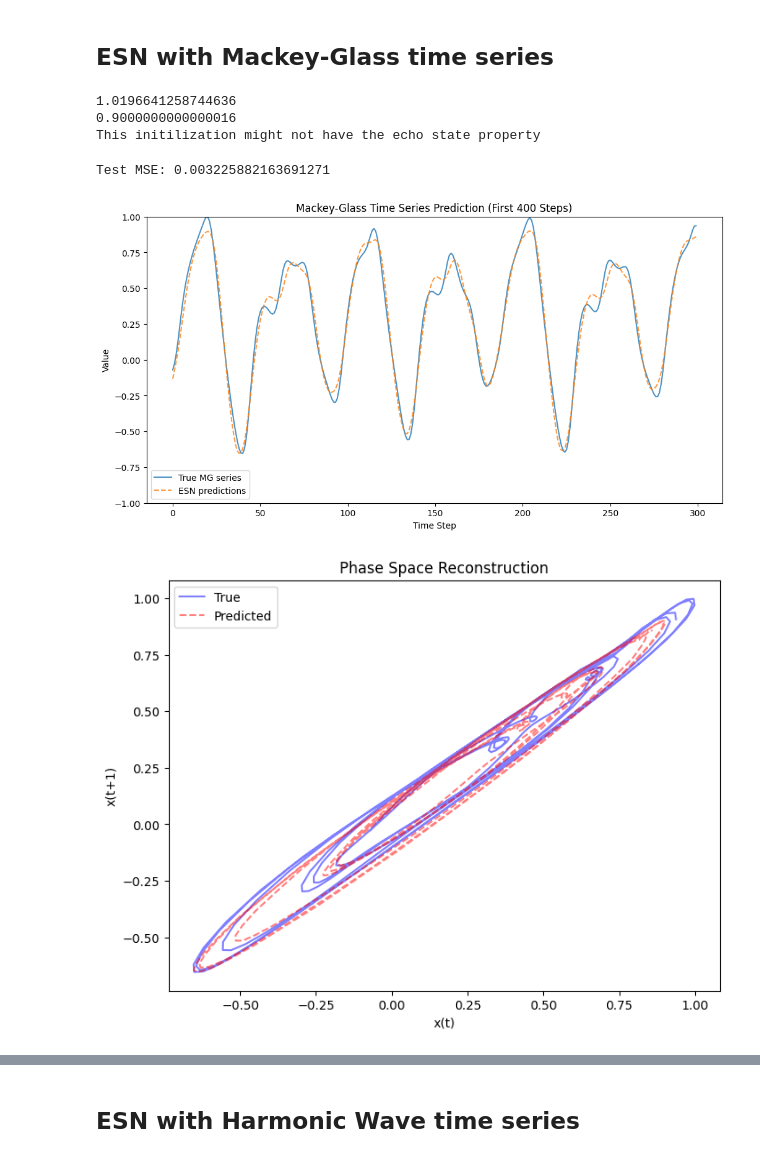
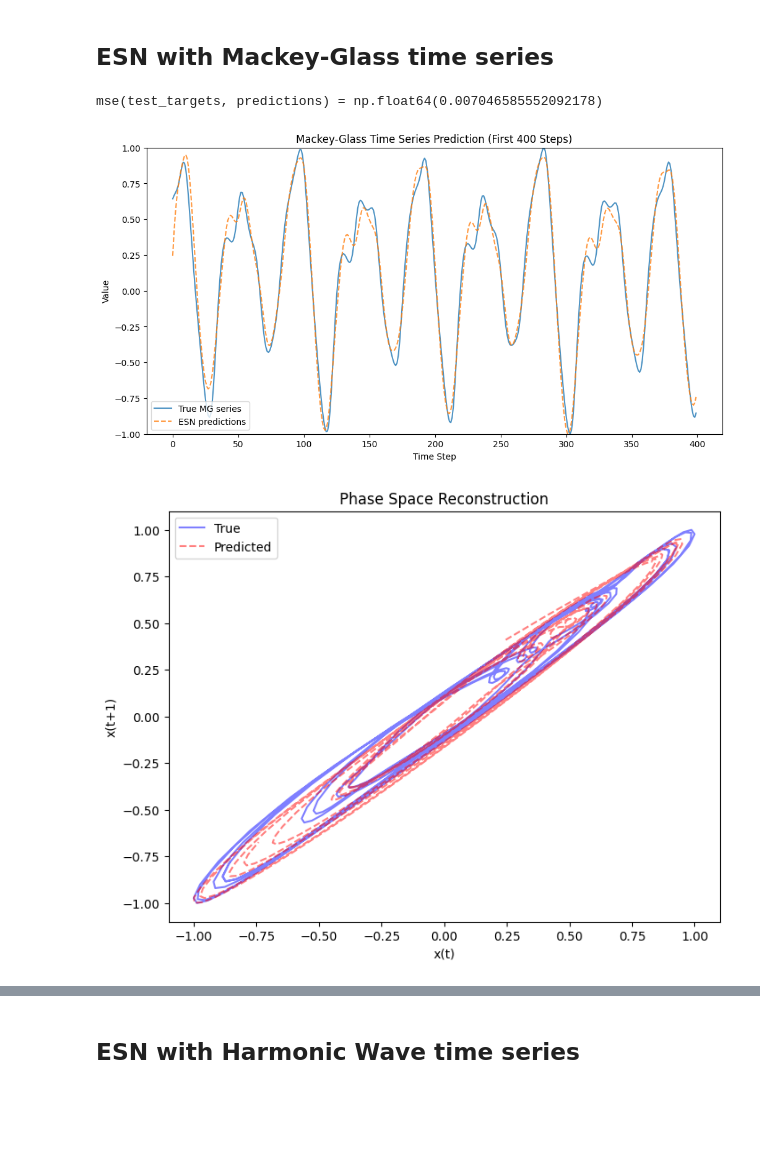
Before and after one commit to TMKamsma/Pyontronics, a Jupyter notebook: demo.ipynb, the cells around one changed output, grey strips where cells are left out. Saved outputs shown, nothing was run; the diff lists cells and outputs as text; code cells hidden in the pictures; blank space fills up the shorter version.

Commit message:
Add washout param

```diff
--- a/demo.ipynb
+++ b/demo.ipynb
@@ -51,12 +51,8 @@ esn = EchoStateNetwork(
     regularization=1e-6,
     weight_seed=35,
     activation=ginf_activator.activate,
-    guarantee_ESP=False,
+    guarantee_ESP=True,
 )
-# %% [output]
-1.0196641258744636
-0.9000000000000016
-This initilization might not have the echo state property
 # %%
 # Generate Mackey-Glass time series
 mg_series = MackeyGlassGenerator(tau=15, n=10000, n_samples=5000)
@@ -87,48 +83,47 @@ esn = EchoStateNetwork(
     sparsity=0.85,
     input_scaling=0.5,
     regularization=1e-6,
+    washout = 100,
     activation=ginf_activator.activate,
     guarantee_ESP=True,
 )
 
-washout = 100
-
 # Train on first part of series
-esn.fit(train_inputs, train_targets, washout=washout)
+esn.fit(train_inputs, train_targets)
 
 # Generate predictions on test set
 predictions = esn.predict(test_inputs)
 
 # Calculate prediction error after network settled from np.zeroes initialization
-print(f"Test MSE: {mse(test_targets[washout:], predictions[washout:])}")
+print(f"{mse(test_targets, predictions) = }")
 # %% [output]
-Test MSE: 0.003225882163691271
+mse(test_targets, predictions) = np.float64(0.007046585552092178)
 # %%
 plt.figure(figsize=(12, 6))
-plt.plot(test_targets[washout:400], label="True MG series", alpha=0.8)
-plt.plot(predictions[washout:400], label="ESN predictions", linestyle="--", alpha=0.8)
+plt.plot(test_targets[:400], label="True MG series", alpha=0.8)
+plt.plot(predictions[:400], label="ESN predictions", linestyle="--", alpha=0.8)
 plt.title("Mackey-Glass Time Series Prediction (First 400 Steps)")
 plt.xlabel("Time Step")
 plt.ylabel("Value")
 plt.ylim(-1, 1)
 plt.legend()
 plt.savefig("output/mg_prediction_plot.pdf")
 plt.savefig("output/mg_prediction_plot.png")
 # %% [output]
-[figure, old version]
+[figure, new version]
 # %%
 # Plot phase space reconstruction
 plt.figure(figsize=(8, 6))
 plt.plot(
-    test_targets[:-1][washout:400],
-    test_targets[1:][washout:400],
+    test_targets[:-1][:400],
+    test_targets[1:][:400],
     "b-",
     alpha=0.5,
     label="True",
 )
 plt.plot(
-    predictions[:-1][washout:400],
-    predictions[1:][washout:400],
+    predictions[:-1][:400],
+    predictions[1:][:400],
     "r--",
     alpha=0.5,
     label="Predicted",
@@ -140,7 +135,7 @@ plt.legend()
 plt.savefig("output/mg_phase_space_plot.pdf")
 plt.savefig("output/mg_phase_space_plot.png")
 # %% [output]
-[figure, old version]
+[figure, new version]
 # %%
 esn.visualize_reservoir()
 # %% [output]
```
Also changed, not shown: parts of 18 cells of this notebook, 4 other files.
